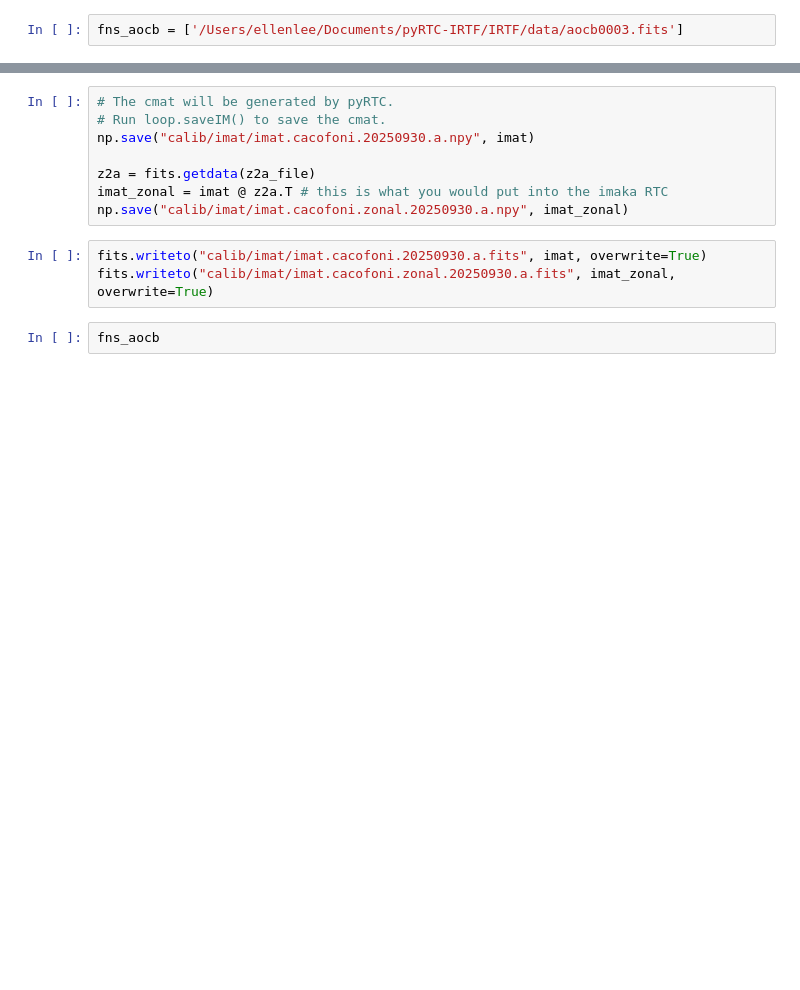
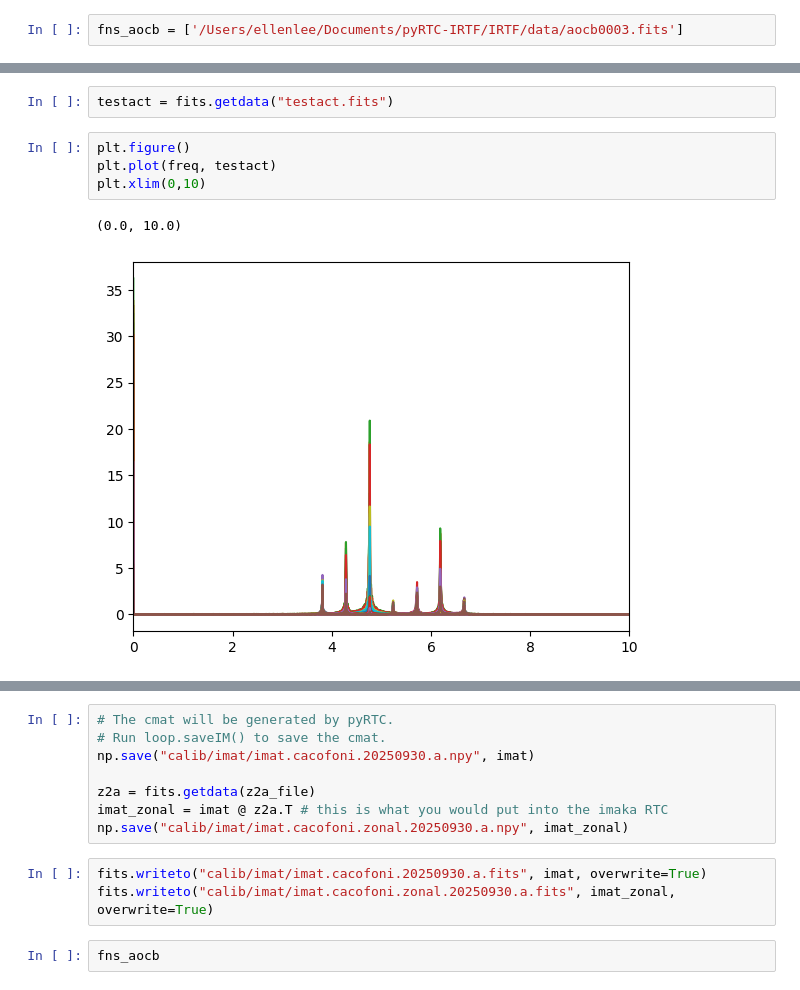
Before and after one commit to ellenle3/pyRTC-IRTF, a Jupyter notebook: IRTF/telemetry.ipynb, the cells around one changed output, grey strips where cells are left out. Drawn from its saved outputs; the diff is of its cells as text; blank space fills up the shorter version.

```diff
--- a/IRTF/telemetry.ipynb
+++ b/IRTF/telemetry.ipynb
@@ -92,3 +84,12 @@ fns_aocb = ['/Users/ellenlee/Documents/pyRTC-IRTF/IRTF/data/aocb0003.fits']
+# %%
+testact = fits.getdata("testact.fits")
+# %%
+plt.figure()
+plt.plot(freq, testact)
+plt.xlim(0,10)
+# %% [output]
+(0.0, 10.0)
+[figure, added]
 # %%
 imats = []
 z2a_file = "calib/z2a.empirical_norm.20250408b.7modes.fits"
```
Also changed, not shown: parts of 13 cells of this notebook, 23 other files.
